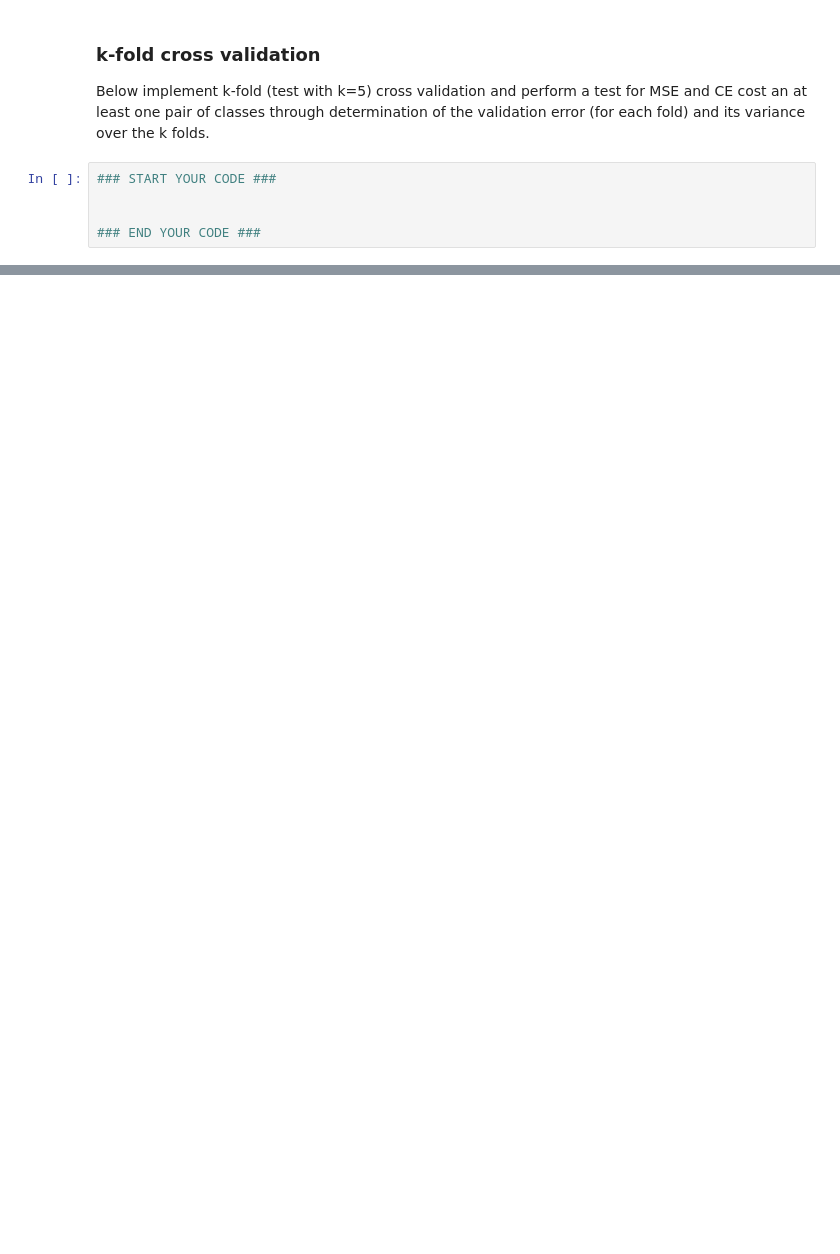
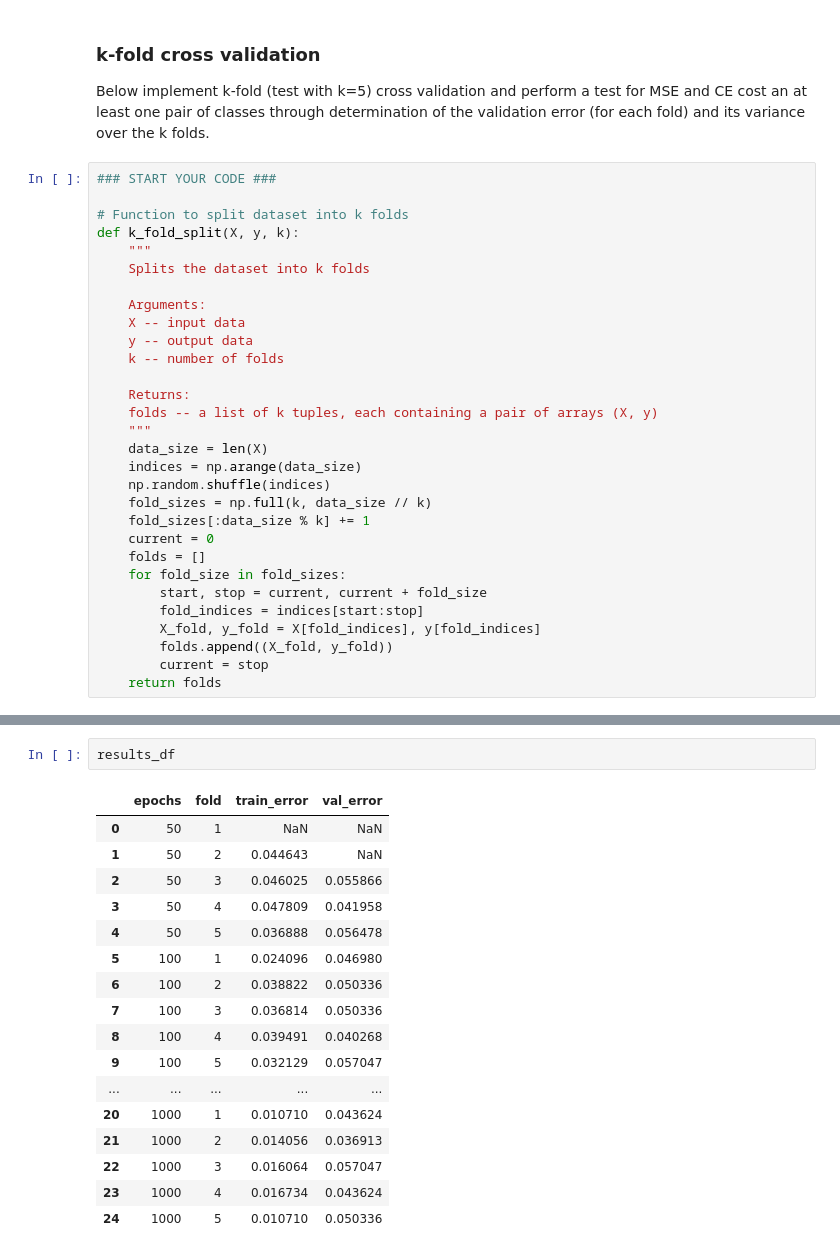
Before and after one commit to ODAncona/tsm_delearn_lab, a Jupyter notebook: PW02_Model_Selection/k-fold_cross-correlation_stud.ipynb, the cells around one changed output, grey strips where cells are left out. Cells and saved outputs as stored; diff of their text form; blank space fills up the shorter version.

```diff
--- a/PW02_Model_Selection/k-fold_cross-correlation_stud.ipynb
+++ b/PW02_Model_Selection/k-fold_cross-correlation_stud.ipynb
@@ -497,5 +528,30 @@ Below implement k-fold (test with k=5) cross validation and perform a test for M
 # %%
 ### START YOUR CODE ###
 
+# Function to split dataset into k folds
+def k_fold_split(X, y, k):
+    """
+    Splits the dataset into k folds
 
-### END YOUR CODE ###
+    Arguments:
+    X -- input data
+    y -- output data
+    k -- number of folds
+
+    Returns:
+    folds -- a list of k tuples, each containing a pair of arrays (X, y)
+    """
+    data_size = len(X)
+    indices = np.arange(data_size)
+    np.random.shuffle(indices)
+    fold_sizes = np.full(k, data_size // k)
+    fold_sizes[:data_size % k] += 1
+    current = 0
+    folds = []
+    for fold_size in fold_sizes:
+        start, stop = current, current + fold_size
+        fold_indices = indices[start:stop]
+        X_fold, y_fold = X[fold_indices], y[fold_indices]
+        folds.append((X_fold, y_fold))
+        current = stop
+    return folds
@@ -501,0 +609,20 @@ Below implement k-fold (test with k=5) cross validation and perform a test for M
+# %%
+results_df
+# %% [output]
+|  | epochs | fold | train_error | val_error |
+| 0 | 50 | 1 | NaN | NaN |
+| 1 | 50 | 2 | 0.044643 | NaN |
+| 2 | 50 | 3 | 0.046025 | 0.055866 |
+| 3 | 50 | 4 | 0.047809 | 0.041958 |
+| 4 | 50 | 5 | 0.036888 | 0.056478 |
+| 5 | 100 | 1 | 0.024096 | 0.046980 |
+| 6 | 100 | 2 | 0.038822 | 0.050336 |
+| 7 | 100 | 3 | 0.036814 | 0.050336 |
+| 8 | 100 | 4 | 0.039491 | 0.040268 |
+| 9 | 100 | 5 | 0.032129 | 0.057047 |
+| ... | ... | ... | ... | ... |
+| 20 | 1000 | 1 | 0.010710 | 0.043624 |
+| 21 | 1000 | 2 | 0.014056 | 0.036913 |
+| 22 | 1000 | 3 | 0.016064 | 0.057047 |
+| 23 | 1000 | 4 | 0.016734 | 0.043624 |
+| 24 | 1000 | 5 | 0.010710 | 0.050336 |
```
Also changed, not shown: parts of 11 cells of this notebook, 2 other files.
